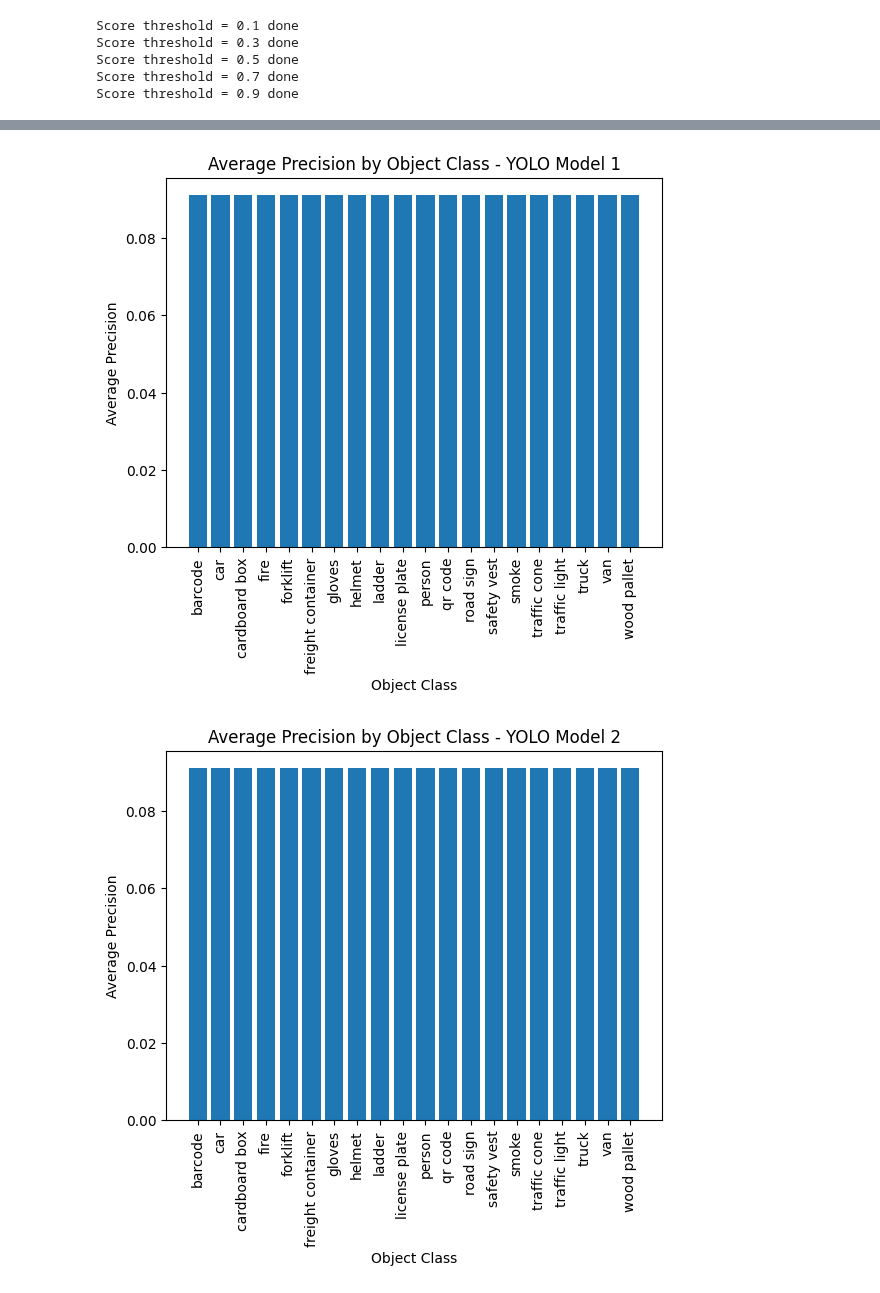
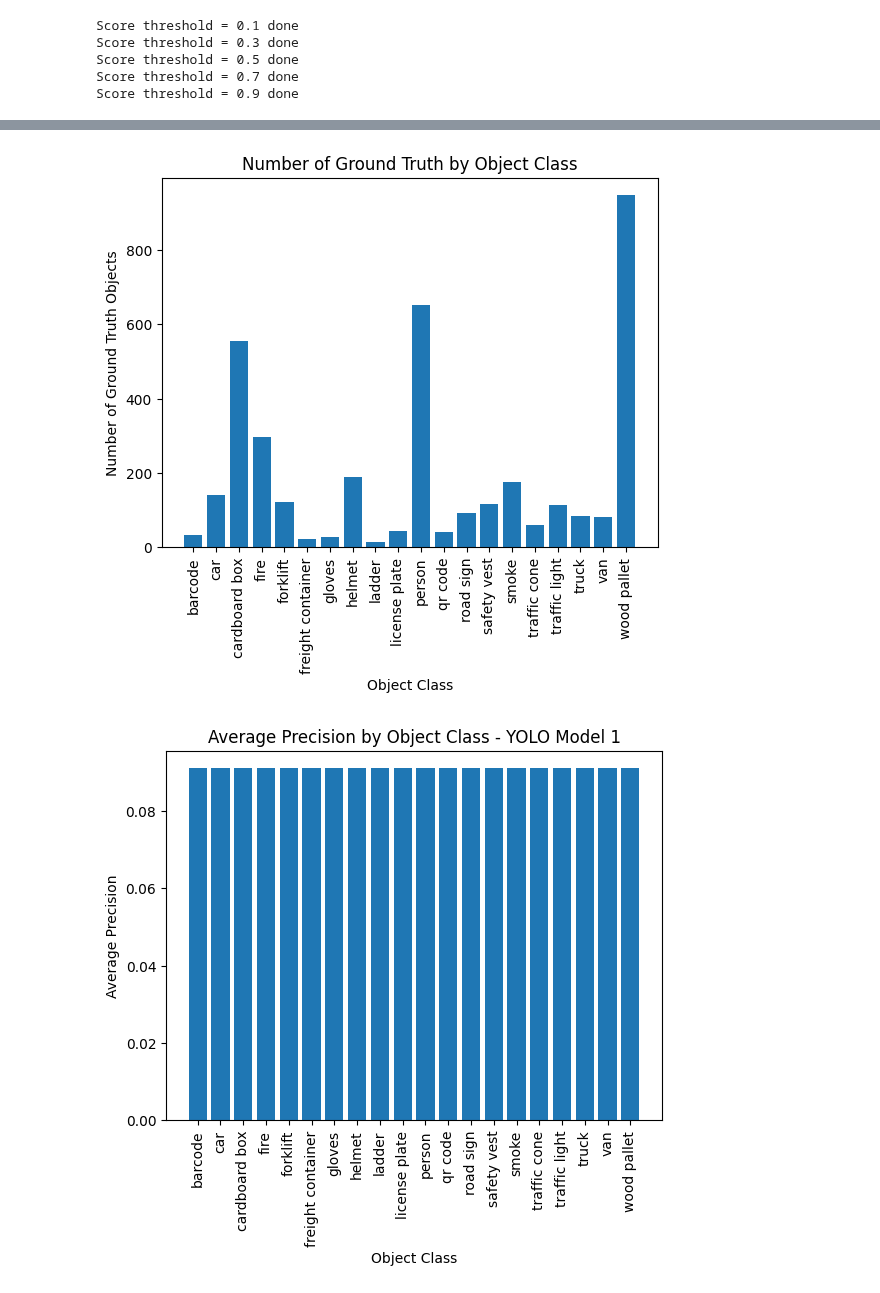
Before and after one commit to rskarp/riley-creating-ai-enabled-systems, a Jupyter notebook: object_detection_system/analysis/design_considerations.ipynb, the cells around one changed output, grey strips where cells are left out. Saved outputs shown, nothing was run; the diff lists cells and outputs as text; code cells hidden in the pictures.

```diff
--- a/object_detection_system/analysis/design_considerations.ipynb
+++ b/object_detection_system/analysis/design_considerations.ipynb
@@ -68,7 +70,7 @@ Successfully loaded model...
 # %%
 # Set up NMS
-score_threshold = .5
-iou_threshold = .4
+score_threshold = 0.5
+iou_threshold = 0.4
 nms = non_maximal_suppression.NMS(score_threshold, iou_threshold)
 
 # Run prediction on different image sizes
@@ -76,10 +78,10 @@ datasetSize = 1000
 imgSizes = [208, 312, 416, 624, 832]
 meanTimes = []
 stdTimes = []
-allTimes = np.zeros([5,datasetSize])
+allTimes = np.zeros([len(imgSizes),datasetSize])
 
 # Generate random sample from training set
-sampleSet = random.sample(trainFiles, np.min([datasetSize, len(trainFiles)]))
+sampleSet = random.sample(trainFiles, datasetSize) if datasetSize < len(trainFiles) else trainFiles
 maps = []
 # Predict all images in a random sample of training set for each dataset size
 for i in range(len(imgSizes)):
@@ -225,12 +238,12 @@ Beyond the minimum of 2 required analyses
 # %%
 # Run prediction with different IOU thresholds
 datasetSize = 1000
-score_threshold = .5
-imgSize = 416
+score_threshold = 0.5
+imgSize = 624
 iou_thresholds = [0.1, 0.3, 0.5, 0.7, 0.9]
 
 # Generate random sample from training set
-sampleSet = random.sample(trainFiles, np.min([datasetSize, len(trainFiles)]))
+sampleSet = random.sample(trainFiles, datasetSize) if datasetSize < len(trainFiles) else trainFiles
 maps1 = []
 maps2 = []
 # Predict all images in a random sample of training set for each dataset size
@@ -305,13 +318,12 @@ plt.show()
 # %%
 # Run prediction on different score thresholds
 datasetSize = 1000
-score_threshold = .5
-imgSize = 416
-iou_threshold = 0.4
+imgSize = 624
+iou_threshold = 0.3
 score_thresholds = [0.1, 0.3, 0.5, 0.7, 0.9]
 
 # Generate random sample from training set
-sampleSet = random.sample(trainFiles, np.min([datasetSize, len(trainFiles)]))
+sampleSet = random.sample(trainFiles, datasetSize) if datasetSize < len(trainFiles) else trainFiles
 maps1 = []
 maps2 = []
 # Predict all images in a random sample of training set for each dataset size
@@ -384,13 +396,13 @@ plt.show()
 # %%
 # Find AP by class
 datasetSize = 1000
-score_threshold = 0.5
-imgSize = 416
-iou_threshold = 0.4
+score_threshold = 0.3
+imgSize = 624
+iou_threshold = 0.3
 nms = non_maximal_suppression.NMS(score_threshold, iou_threshold)
 
 # Generate random sample from training set
-sampleSet = random.sample(trainFiles, np.min([datasetSize, len(trainFiles)]))
+sampleSet = random.sample(trainFiles, datasetSize) if datasetSize < len(trainFiles) else trainFiles
 maps1 = []
 maps2 = []
 
@@ -443,20 +455,28 @@ for i in range(num_classes):
     ms2 = Metrics.calculate_metrics(np.ones([np.sum(rowMask2),1]), pred_scores2[:,i], 1)
     maps2.append(ms2.get('map',0))
 # %%
+numClassObjs = [np.sum(gt_class_ids1 == i) for i in range(num_classes)]
+plt.figure()
+plt.bar(classNames,numClassObjs)
+plt.xticks(rotation=90)
+plt.title('Number of Ground Truth by Object Class')
+plt.xlabel('Object Class')
+plt.ylabel('Number of Ground Truth Objects')
+plt.show()
 plt.figure()
 plt.bar(classNames,maps1)
 plt.xticks(rotation=90)
 plt.title('Average Precision by Object Class - YOLO Model 1')
 plt.xlabel('Object Class')
 plt.ylabel('Average Precision')
 plt.show()
 plt.figure()
 plt.bar(classNames,maps2)
 plt.xticks(rotation=90)
 plt.title('Average Precision by Object Class - YOLO Model 2')
 plt.xlabel('Object Class')
 plt.ylabel('Average Precision')
 plt.show()
 # %% [output]
-[figure, old version]
+[figure, new version]
 [figure]
```
Also changed, not shown: parts of 15 cells of this notebook, 5 other files.
